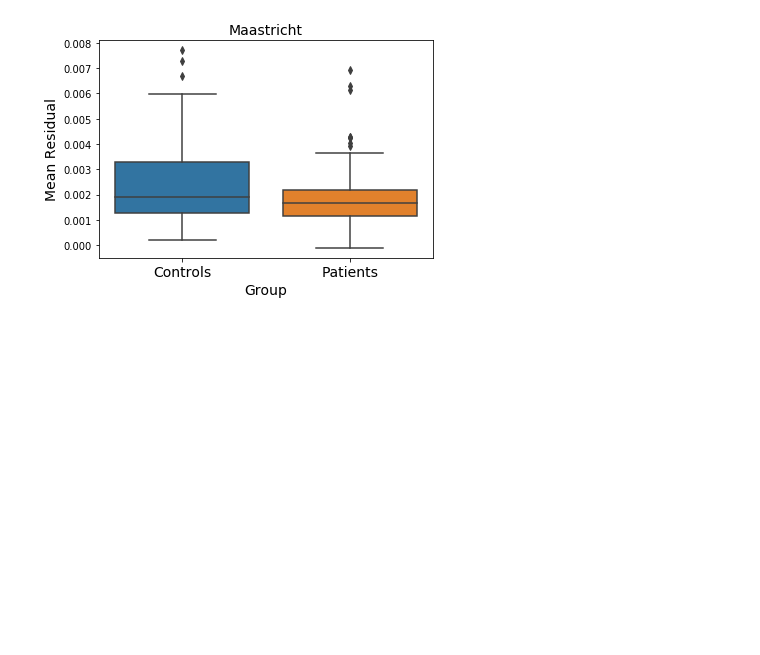
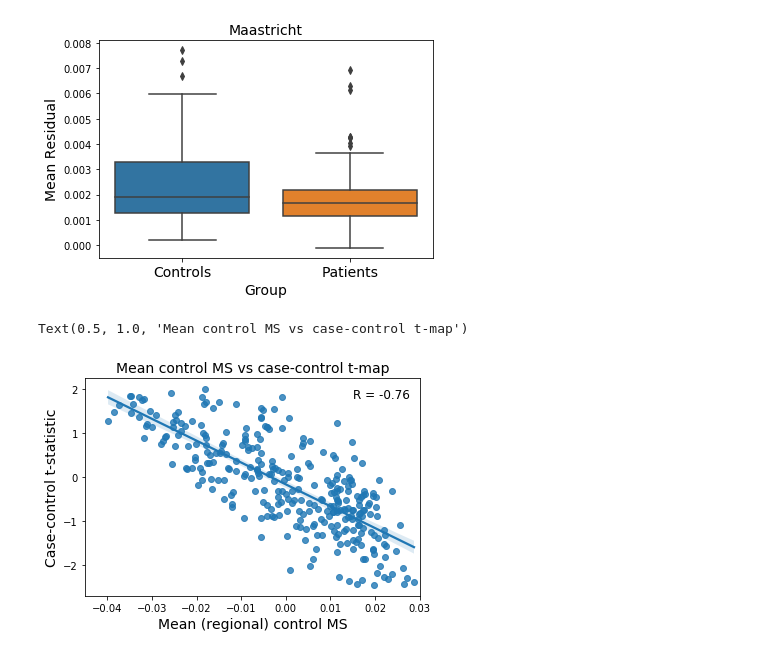
Before and after one commit to llevitis/Morphometric_Similarity_SZ, a Jupyter notebook: morphometric_similarity_analysis_refactoring.ipynb, the cells around one changed output. Drawn from its saved outputs; the diff is of its cells as text; code cells hidden in the pictures; blank space fills up the shorter version.

Commit message:
verified that the mean MS regional map for controls vs t stat is reproducible

```diff
--- a/morphometric_similarity_analysis_refactoring.ipynb
+++ b/morphometric_similarity_analysis_refactoring.ipynb
@@ -141,20 +139,26 @@ def compute_morphometric_similarities(morphometric_feature_dict):
         results = smf.ols('MeanMS_Regional ~ Age * C(Sex) + C(Group)', data=tbl).fit()
         mytstat.append(results.tvalues[2])
         mypstat.append(results.pvalues[2])
+    meanMS_regional_controls = meanMS_regional[cons,:]
+    meanMS_regional_patients = meanMS_regional[pats,:]
 
-    return mytstat, mypstat
+    return mytstat, mypstat, meanMS_regional_controls, meanMS_regional_patients
 # %%
 paths_to_datasets = ['Data_MS_SZ/Cobre/', 'Data_MS_SZ/Dublin/', 'Data_MS_SZ/Maastricht_GROUP/']
 datasets = ['Cobre', 'Dublin', 'Maastricht']
 
 tstat_dict = {}
 pstat_dict = {}
+meanMS_regional_controls_dict = {}
+meanMS_regional_patients_dict = {}
 for i, path_to_dataset in enumerate(dataset_paths):
     dataset_name = datasets[i]
     morphometric_feature_dict = load_dataset(path_to_dataset, dataset_name)
-    tstat, pstat = compute_morphometric_similarities(morphometric_feature_dict)
-    tstat_dict[dataset] = tstat
-    pstat_dict[dataset] = pstat
+    tstat, pstat, meanMS_regional_controls, meanMS_regional_patients = compute_morphometric_similarities(morphometric_feature_dict)
+    tstat_dict[dataset_name] = tstat
+    pstat_dict[dataset_name] = pstat
+    meanMS_regional_controls_dict[dataset_name] = meanMS_regional_controls
+    meanMS_regional_patients_dict[dataset_name] = meanMS_regional_patients
 # %% [output]
 [figure]
 [figure]
@@ -162,3 +166,18 @@ for i, path_to_dataset in enumerate(dataset_paths):
 [figure]
 [figure]
 [figure]
+# %%
+meanMS_con = np.mean(np.concatenate(list(meanMS_regional_controls_dict.values())), axis=0)
+# %%
+meantstat = np.mean(list(tstat_dict.values()), axis=0)
+# %%
+sns.regplot(meanMS_con, meantstat)
+r,p = stats.pearsonr(meanMS_con, meantstat)
+plt.xlim([-0.045, 0.03])
+plt.xlabel("Mean (regional) control MS", fontsize=14)
+plt.ylabel("Case-control t-statistic", fontsize=14)
+plt.text(s="R = {0}".format(np.round(r,2)), x=0.015, y=1.8, fontsize=12)
+plt.title("Mean control MS vs case-control t-map", fontsize=14)
+# %% [output]
+Text(0.5, 1.0, 'Mean control MS vs case-control t-map')
+[figure, added]
```
Also changed, not shown: parts of 1 cell of this notebook.
